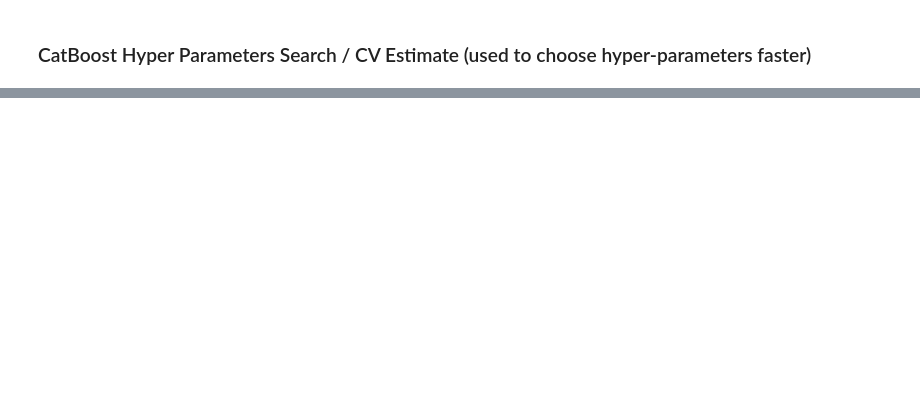
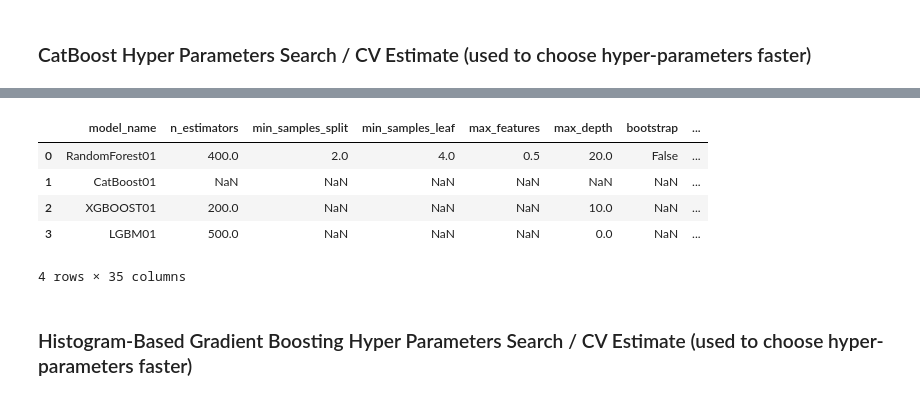
Before and after one commit to JorgeMMLRodrigues/ml_walmart_price, a Jupyter notebook: main.ipynb, the cells around one changed output, grey strips where cells are left out. Cells and saved outputs as stored; diff of their text form; code cells hidden in the pictures; blank space fills up the shorter version.

Commit message:
More Models search and starting halving search for kaggle

```diff
--- a/main.ipynb
+++ b/main.ipynb
@@ -3623,0 +3528,3 @@ gc.collect()
+# %%
+%%skip
+df_cat_random04 = pd.read_csv('csv_files/ml_train_data/df_cat_random04.csv')
@@ -3623,0 +3967,17 @@ gc.collect()
+# %%
+%%skip
+df_all.to_csv('csv_files/ml_train_data/df_rf_random03.csv', index=None)
+df = pd.read_csv('csv_files/ml_train_data/df_rf_random03.csv')
+# pick the row with the lowest WMAE
+best_row = df.loc[df['wmae'].idxmin()]
+
+# keep only the hyper-parameter columns
+non_params = {'model_name', 'mae', 'rmse', 'r2', 'wmae', '__source__'}
+param_series = best_row.drop(labels=non_params)
+
+# convert to a clean dict, turning floats like 500.0 → 500
+best_params = {
+    k: (int(v) if isinstance(v, (int, float)) and not math.isnan(v) and v.is_integer() else v)
+    for k, v in param_series.items()
+    if pd.notnull(v)                           # skip NaNs
+}
@@ -3623,0 +4098,19 @@ gc.collect()
+# %%
+%%skip
+# to merge new best model :
+df_best_models = pd.read_csv('csv_files/ml_train_data/df_best_models.csv')
+results_df = pd.concat([df_best_randomforest, df_best_models], ignore_index=True)
+df_best_models = results_df
+df_best_models
+# %%
+df_best_models.to_csv('csv_files/ml_train_data/df_best_models.csv', index=None)
+df_best_models
+# %% [output]
+|  | model_name | n_estimators | min_samples_split | min_samples_leaf | max_features | max_depth | bootstrap | ... |
+| 0 | RandomForest01 | 400.0 | 2.0 | 4.0 | 0.5 | 20.0 | False | ... |
+| 1 | CatBoost01 | NaN | NaN | NaN | NaN | NaN | NaN | ... |
+| 2 | XGBOOST01 | 200.0 | NaN | NaN | NaN | 10.0 | NaN | ... |
+| 3 | LGBM01 | 500.0 | NaN | NaN | NaN | 0.0 | NaN | ... |
+4 rows × 35 columns
+# %% [markdown]
+### Histogram-Based Gradient Boosting  Hyper Parameters Search / CV Estimate (used to choose hyper-parameters faster)
```
Also changed, not shown: parts of 69 cells of this notebook, 1 other file.
